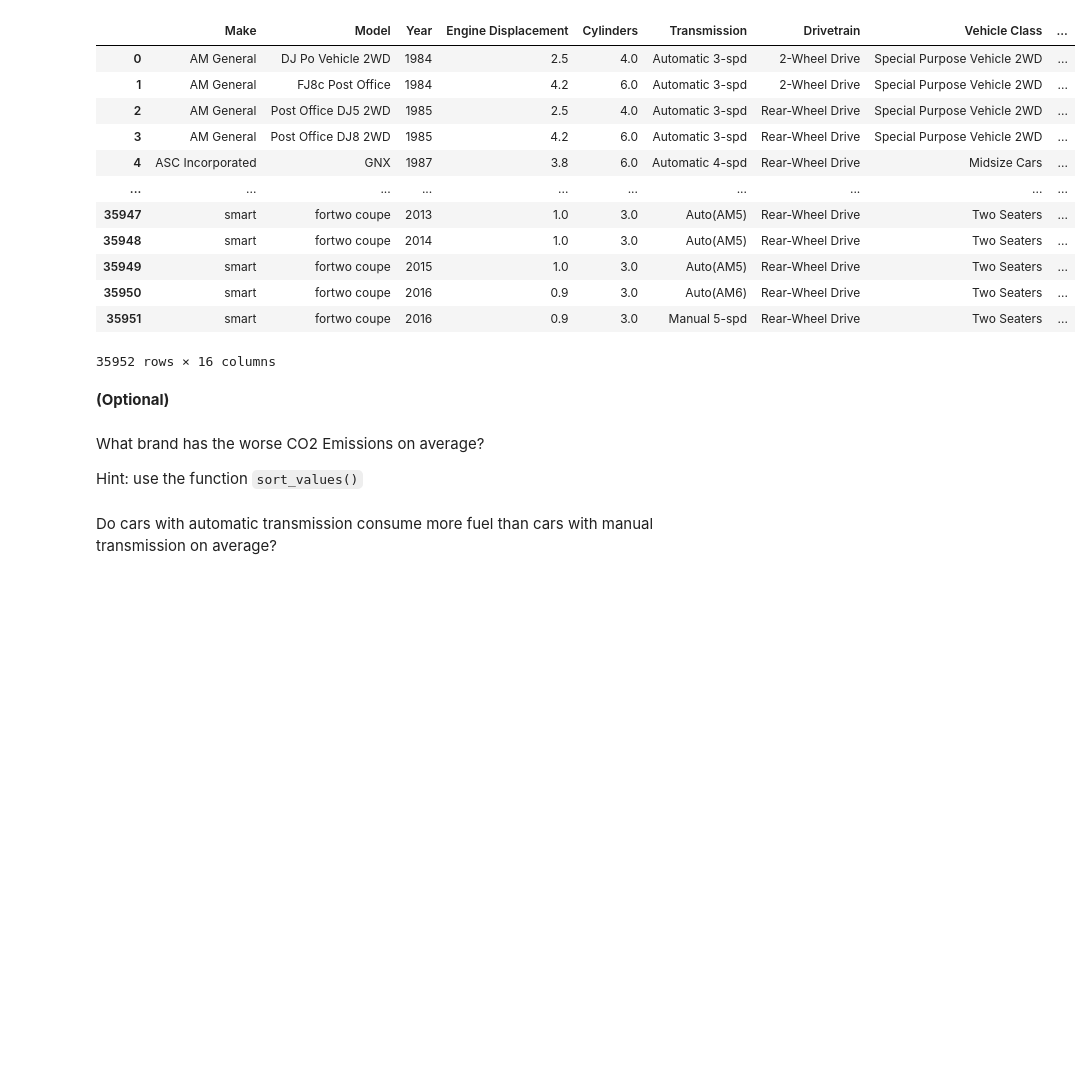
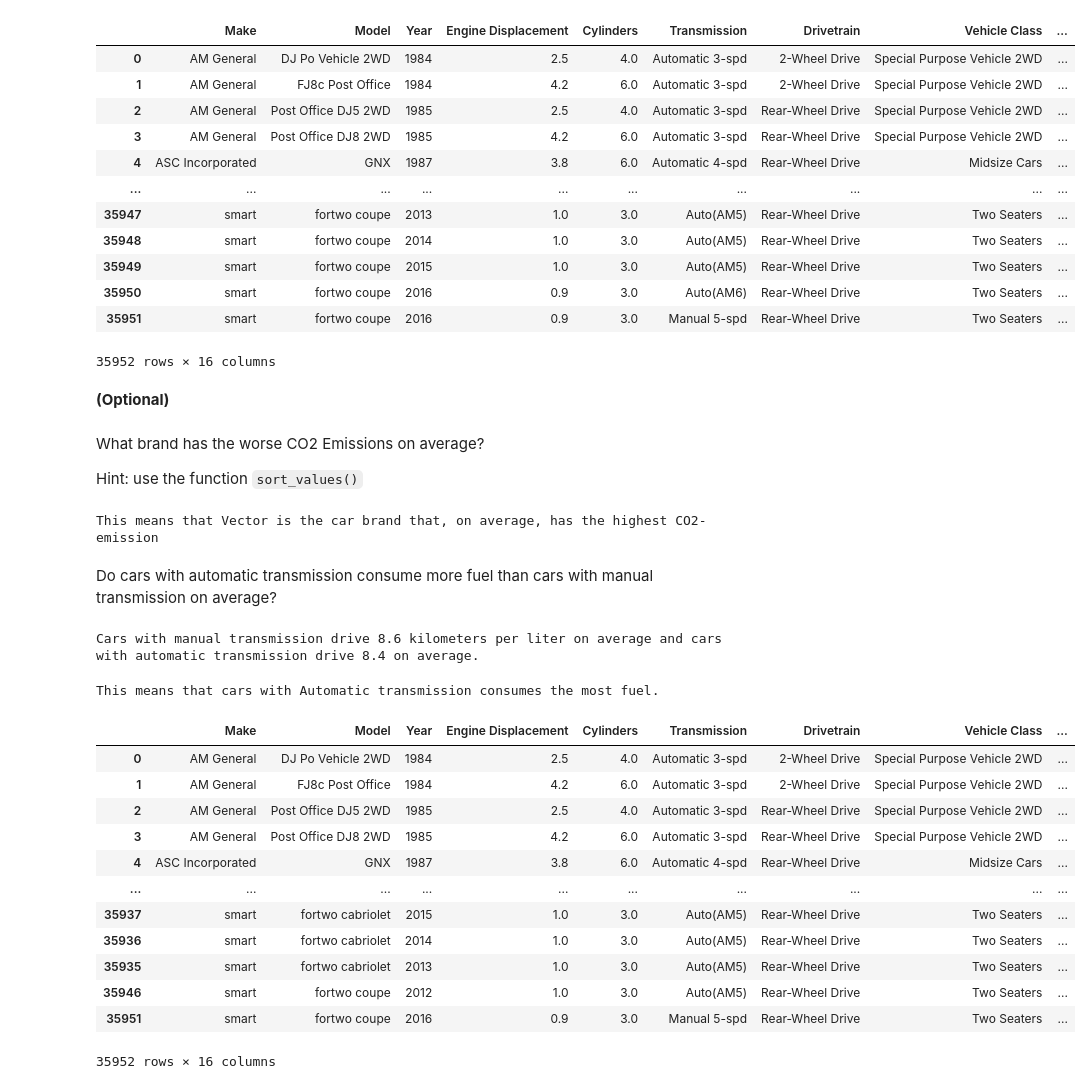
Before and after one commit to Tango2Tiger/ClemLabsW1, a Jupyter notebook: Pandas Labs/Lab_Pandas_part_1.ipynb, the cells around one changed output. Cells and saved outputs as stored; diff of their text form; code cells hidden in the pictures; blank space fills up the shorter version.

```diff
--- a/Pandas Labs/Lab_Pandas_part_1.ipynb
+++ b/Pandas Labs/Lab_Pandas_part_1.ipynb
@@ -319,14 +292,70 @@ Hint: use the function `sort_values()`
+# %%
+
+new_dict={}
+
+df=df.sort_values(by="Make")
+
+for num,brand in enumerate(df["Make"]):
+    if brand not in new_dict.keys():
+        new_dict[brand] = [round(df.loc[num]["CO2 Emission Grams/km"],1)]
+    else:
+        new_dict[brand].append(round(df.loc[num]["CO2 Emission Grams/km"],1))
+
+
+maxemi=0
+keyemi=""
+for key,value in new_dict.items():
+    if (sum(value)/len(value))>maxemi:
+        maxemi=sum(value)/len(value)
+        keyemi=key
+
+print(f"This means that {keyemi} is the car brand that, on average, has the highest CO2-emission")
+# %% [output]
+This means that Vector is the car brand that, on average, has the highest CO2-emission
 # %% [markdown]
 Do cars with automatic transmission consume more fuel than cars with manual transmission on average?
-# %%
-
-man=[]
-automat=[]
-
-for i in df["Auto/Manual"]:
-    if i == "Auto":
-        automat.append(df.iloc[df['Combined KPL']]["Make"])
-    else:
-        man.append("2")
-
-print(automat)
+# %%
+
+#I'm making two lists and iterating through the dataframe. If the Auto/Manual column is Auto, then i append the value
+# from Combined kilometer per liter column to the automat list, if not, then i append to the manual column.
+
+man=[]
+automat=[]
+indexing=-1
+
+
+for i in df["Auto/Manual"]:
+    indexing+=1
+    if i == "Auto":
+        automat.append(df.loc[indexing]["Combined KPL"])
+    else:
+        man.append(df.loc[indexing]["Combined KPL"])
+
+
+# I'm here taking the average of the lists (Could be done with i func, I just did it with the mathematical formula)
+# meaning mean = sum of all values / number of values
+print(f"Cars with manual transmission drive {round(sum(man)/len(man),1)} kilometers per liter on average and cars with automatic transmission drive {round(sum(automat)/len(automat),1)} on average.")
+# %% [output]
+Cars with manual transmission drive 8.6 kilometers per liter on average and cars with automatic transmission drive 8.4 on average.
+# %%
+
+#This is a list from the last line in the above cell. The first index is the mean of list 'man' and the second of list 'automat'
+man_or_auto = [(sum(man)/len(man)),(sum(automat)/len(automat))]
+
+print(f"This means that cars with {'Automatic' if man_or_auto.index(min(man_or_auto))==1 else 'Manual' } transmission consumes the most fuel.")
+df
+# %% [output]
+This means that cars with Automatic transmission consumes the most fuel.
+|  | Make | Model | Year | Engine Displacement | Cylinders | Transmission | Drivetrain | Vehicle Class | ... |
+| 0 | AM General | DJ Po Vehicle 2WD | 1984 | 2.5 | 4.0 | Automatic 3-spd | 2-Wheel Drive | Special Purpose Vehicle 2WD | ... |
+| 1 | AM General | FJ8c Post Office | 1984 | 4.2 | 6.0 | Automatic 3-spd | 2-Wheel Drive | Special Purpose Vehicle 2WD | ... |
+| 2 | AM General | Post Office DJ5 2WD | 1985 | 2.5 | 4.0 | Automatic 3-spd | Rear-Wheel Drive | Special Purpose Vehicle 2WD | ... |
+| 3 | AM General | Post Office DJ8 2WD | 1985 | 4.2 | 6.0 | Automatic 3-spd | Rear-Wheel Drive | Special Purpose Vehicle 2WD | ... |
+| 4 | ASC Incorporated | GNX | 1987 | 3.8 | 6.0 | Automatic 4-spd | Rear-Wheel Drive | Midsize Cars | ... |
+| ... | ... | ... | ... | ... | ... | ... | ... | ... | ... |
+| 35937 | smart | fortwo cabriolet | 2015 | 1.0 | 3.0 | Auto(AM5) | Rear-Wheel Drive | Two Seaters | ... |
+| 35936 | smart | fortwo cabriolet | 2014 | 1.0 | 3.0 | Auto(AM5) | Rear-Wheel Drive | Two Seaters | ... |
+| 35935 | smart | fortwo cabriolet | 2013 | 1.0 | 3.0 | Auto(AM5) | Rear-Wheel Drive | Two Seaters | ... |
+| 35946 | smart | fortwo coupe | 2012 | 1.0 | 3.0 | Auto(AM5) | Rear-Wheel Drive | Two Seaters | ... |
+| 35951 | smart | fortwo coupe | 2016 | 0.9 | 3.0 | Manual 5-spd | Rear-Wheel Drive | Two Seaters | ... |
+35952 rows × 16 columns
```
Also changed, not shown: parts of 5 cells of this notebook.
